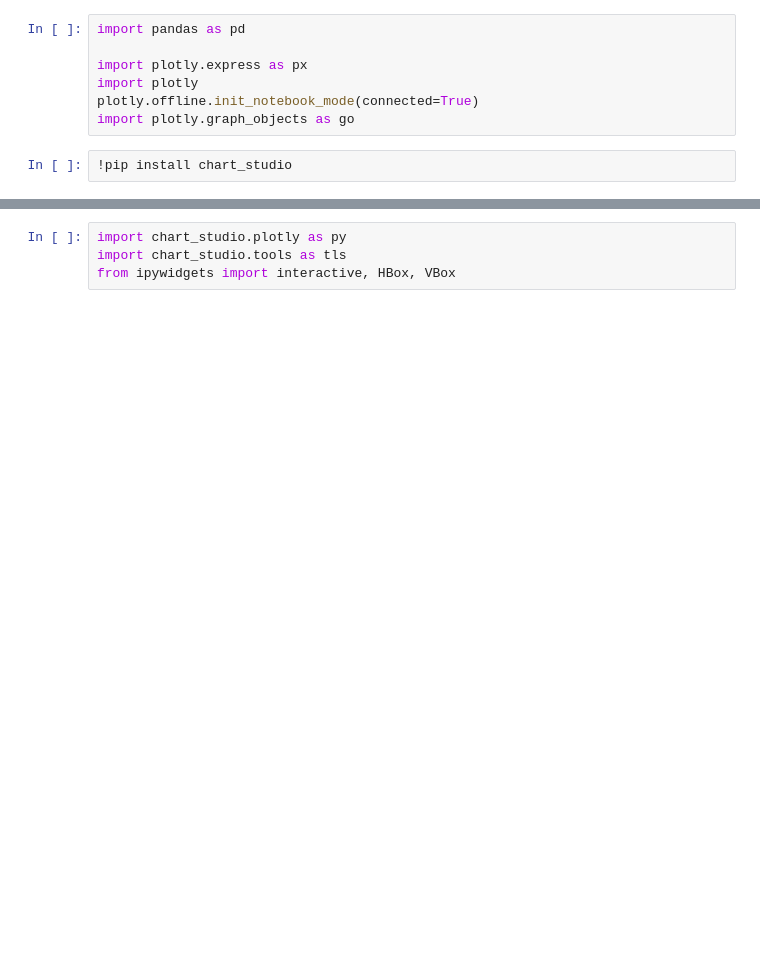
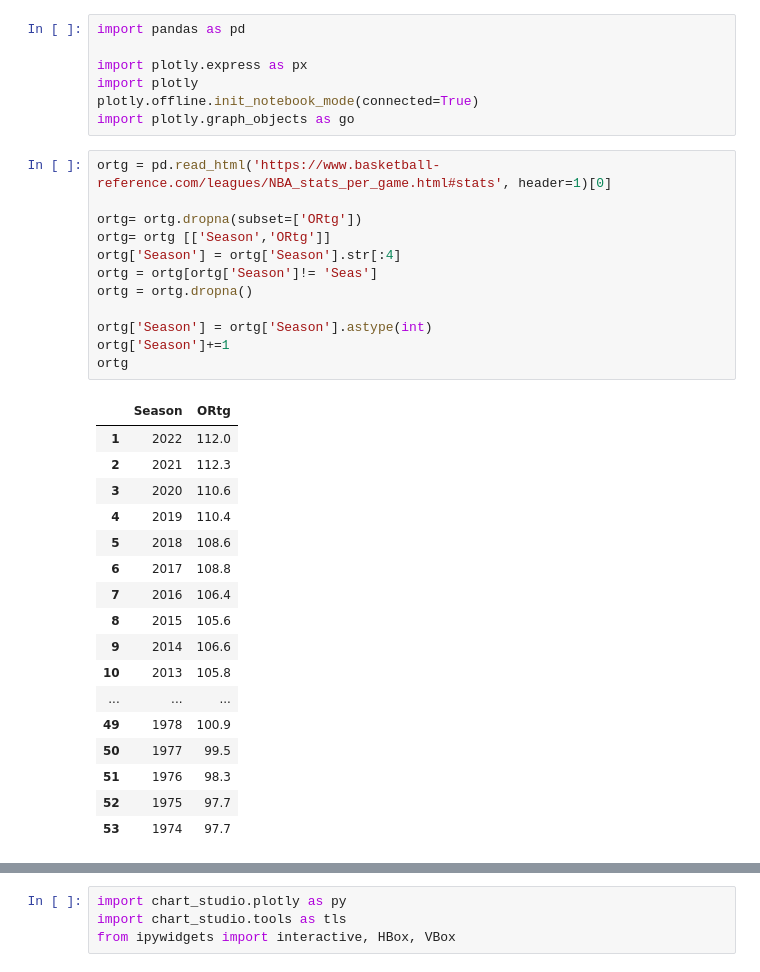
Before and after one commit to gabriel1200/public_data, a Jupyter notebook: true_shooting.ipynb, the cells around one changed output, grey strips where cells are left out. Cells and saved outputs as stored; diff of their text form; blank space fills up the shorter version.

```diff
--- a/true_shooting.ipynb
+++ b/true_shooting.ipynb
@@ -5,5 +5,33 @@ import plotly.express as px
 import plotly
 plotly.offline.init_notebook_mode(connected=True)
 import plotly.graph_objects as go
-# %%
-!pip install chart_studio
+# %%
+ortg = pd.read_html('https://www.basketball-reference.com/leagues/NBA_stats_per_game.html#stats', header=1)[0]
+
+ortg= ortg.dropna(subset=['ORtg'])
+ortg= ortg [['Season','ORtg']]
+ortg['Season'] = ortg['Season'].str[:4]
+ortg = ortg[ortg['Season']!= 'Seas']
+ortg = ortg.dropna()
+
+ortg['Season'] = ortg['Season'].astype(int)
+ortg['Season']+=1
+ortg
+# %% [output]
+|  | Season | ORtg |
+| 1 | 2022 | 112.0 |
+| 2 | 2021 | 112.3 |
+| 3 | 2020 | 110.6 |
+| 4 | 2019 | 110.4 |
+| 5 | 2018 | 108.6 |
+| 6 | 2017 | 108.8 |
+| 7 | 2016 | 106.4 |
+| 8 | 2015 | 105.6 |
+| 9 | 2014 | 106.6 |
+| 10 | 2013 | 105.8 |
+| ... | ... | ... |
+| 49 | 1978 | 100.9 |
+| 50 | 1977 | 99.5 |
+| 51 | 1976 | 98.3 |
+| 52 | 1975 | 97.7 |
+| 53 | 1974 | 97.7 |
```
Also changed, not shown: parts of 18 cells of this notebook, 2 other files.
